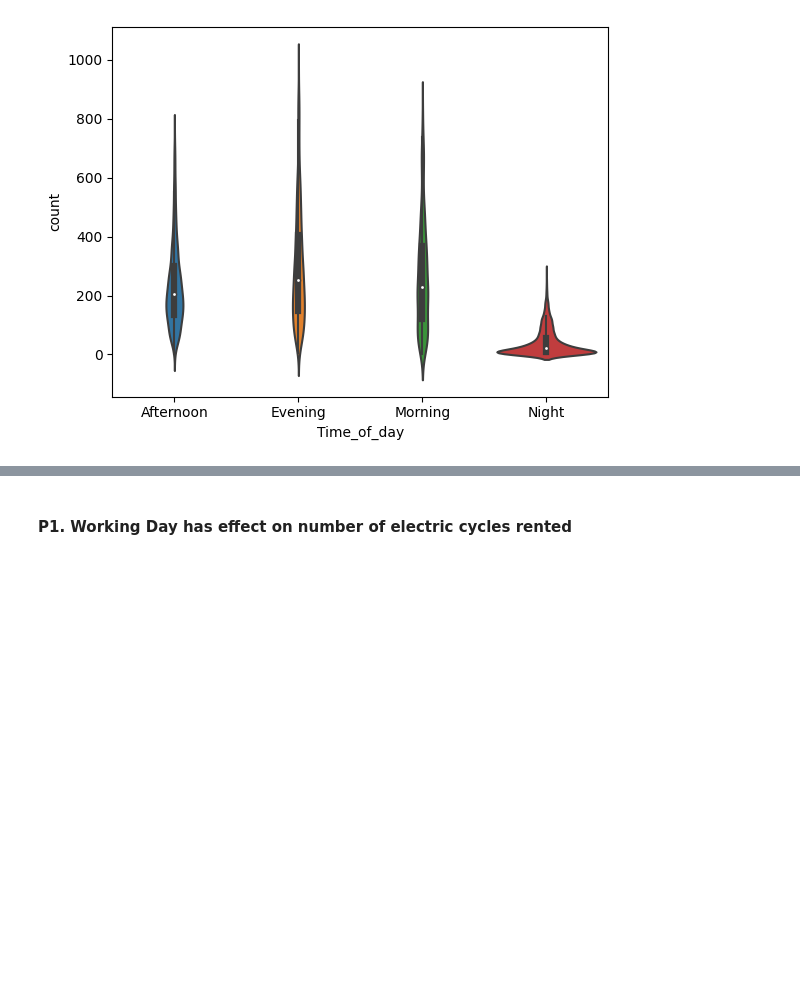
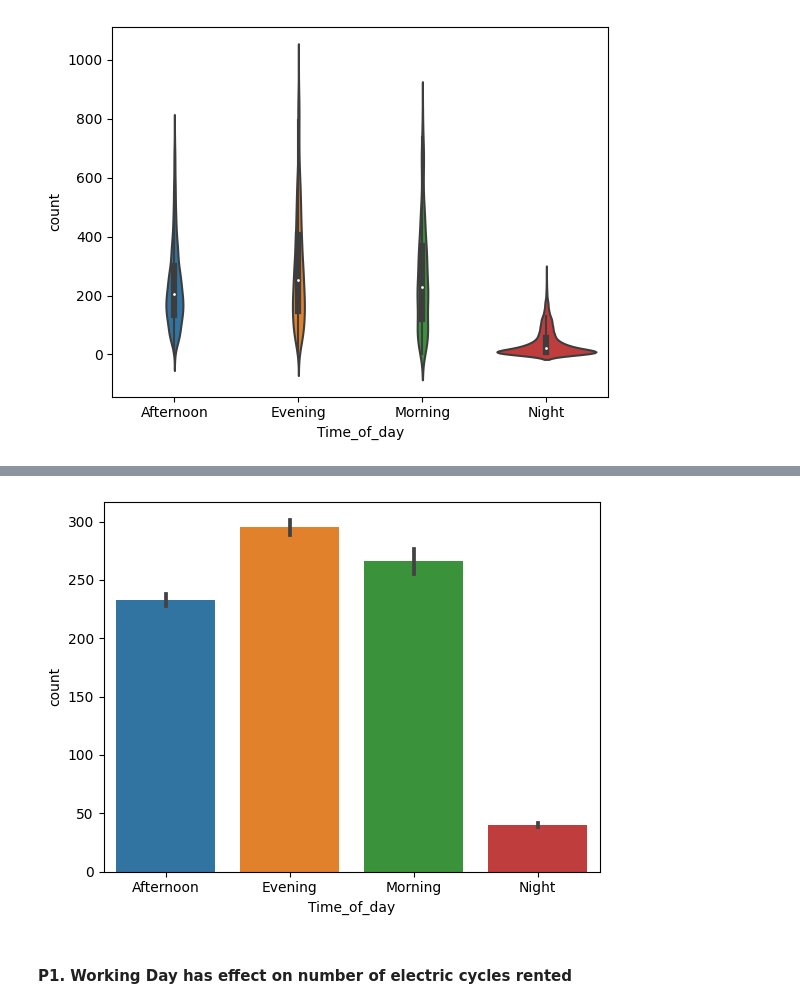
Before and after one commit to trehansalil/yulu_data_analysis, a Jupyter notebook: data_analysis.ipynb, the cells around one changed output, grey strips where cells are left out. Cells and saved outputs as stored; diff of their text form; code cells hidden in the pictures; blank space fills up the shorter version.

```diff
--- a/data_analysis.ipynb
+++ b/data_analysis.ipynb
@@ -347,3 +408,10 @@ plt.show()
+# %%
+sns.barplot(data=df, x='Time_of_day', y='count')
+plt.show()
+
+# It's clear that Morning, Evening & Afternoon are one of the peak bike usage hours.
+# %% [output]
+[figure, added]
 # %% [markdown]
 #### P1. Working Day has effect on number of electric cycles rented
 # %%
```
Also changed, not shown: parts of 25 cells of this notebook.
